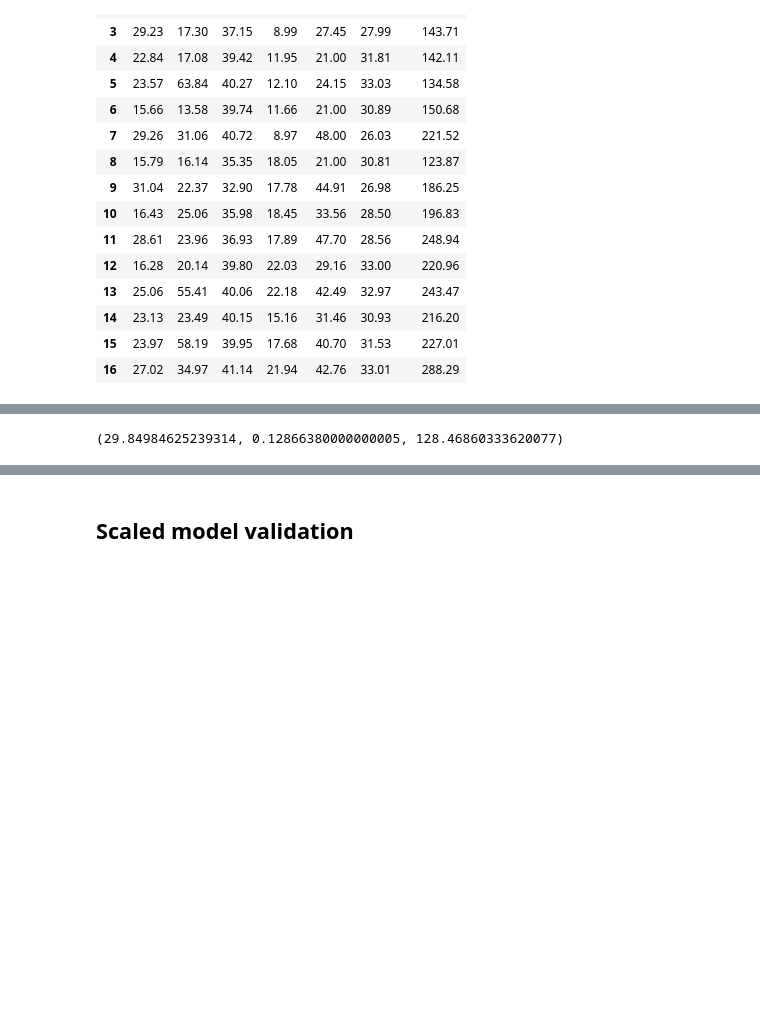
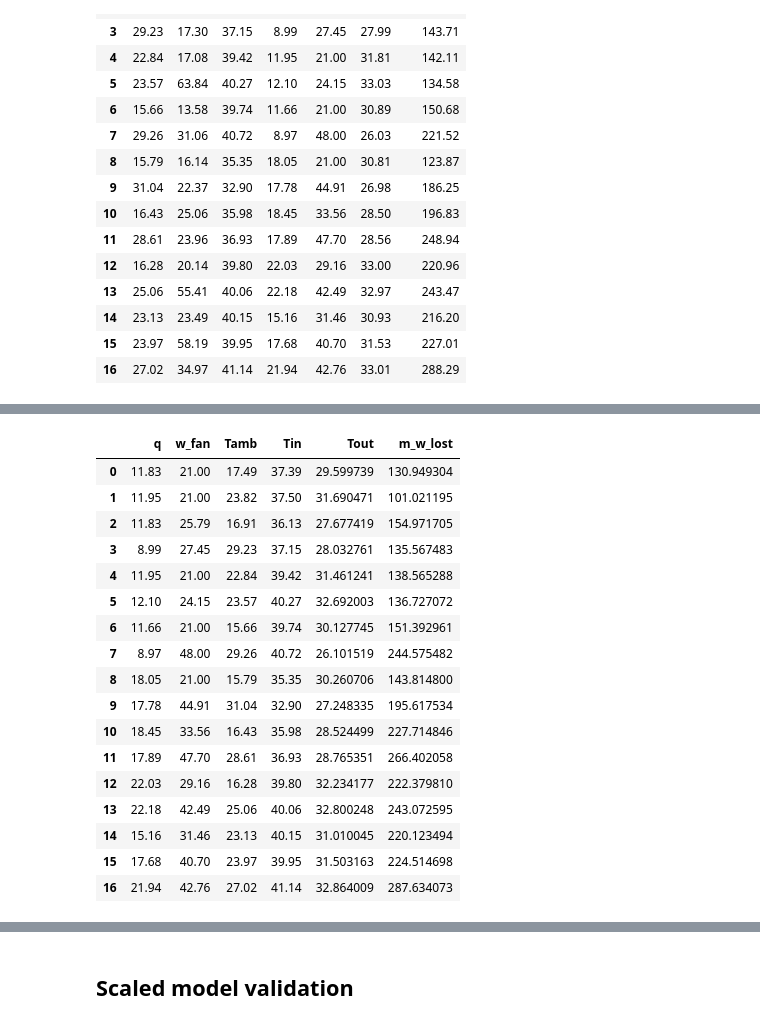
Before and after one commit to juan11iguel/SOLhycool, a Jupyter notebook: modeling/notebooks/wet_cooler_validation.ipynb, the cells around one changed output, grey strips where cells are left out. Drawn from its saved outputs; the diff is of its cells as text; code cells hidden in the pictures; blank space fills up the shorter version.

Commit message:
Evaluated andasol inputs and some other validations

```diff
--- a/modeling/notebooks/wet_cooler_validation.ipynb
+++ b/modeling/notebooks/wet_cooler_validation.ipynb
@@ -6,10 +6,19 @@ import datetime
 from loguru import logger
 import numpy as np
 import copy
+from typing import Literal
+
+from phd_visualizations.regression import regression_plot
+from phd_visualizations.calculations import SupportedInstruments
+from phd_visualizations import save_figure
 
 import combined_cooler
 import matlab
 
+%reload_ext autoreload
+%autoreload 2
+
 data_path: Path = Path("../data/")
+model_type: Literal["data", "physical"] = "data"
 
 cc_model = combined_cooler.initialize()
@@ -18,6 +25,6 @@ Authorization required, but no authorization protocol specified
 # %%
-df_exp = pd.read_csv(data_path / "wct_out_exp.csv")
-df_exp
+df = pd.read_csv(data_path / "wct_out_exp.csv")
+df
 # %% [output]
 |  | Tamb | HR | Tin | q | w_fan | Tout | m_w_lost |
 | 0 | 17.49 | 23.11 | 37.39 | 11.83 | 21.00 | 30.24 | 127.68 |
@@ -75,4 +47,63 @@ Invalid argument at position 6. Function requires exactly 5 positional input(s).
-# %%
-twct_out, ce_wct, cw_wct
-# %% [output]
-(29.84984625239314, 0.12866380000000005, 128.46860333620077)
+# %%
+model_func = cc_model.wct_model_data if model_type == "data" else cc_model.wct_model_physical
+
+results: list[dict] = []
+Twct_out = []
+Ce_wct = []
+Cw_wct = []
+for idx, ds in df.iterrows():
+
+    qwct_m3h = matlab.double([ds["q"]])
+    wwct = matlab.double([ds["w_fan"]])
+    Tamb_C = matlab.double([ds["Tamb"]])
+    Tin_C = matlab.double([ds["Tin"]])
+    HR_pp = matlab.double([ds["HR"]])
+
+    options = {
+        "raise_error_on_invalid_inputs": False,
+        "model_data_path": "/workspaces/SOLhycool/modeling/data/models_data/model_data_wct_fp_pilot_plant_gaussian_cascade.mat",
+        "lb": matlab.double([0.1,0.1, 5.0,5.0,0.]),
+        "ub": matlab.double([50.0,99.99,55.0,24.8400,95.]),
+        "silence_warnings": False,
+        "ce_coeffs": matlab.double([[0.4118, -11.54, 189.4]]),
+        "c_poppe": 1.52,
+        "n_poppe": -0.69,
+        "Ta_out": 40.0,
+        "HR2": 100.0,
+    }
+
+    twct_out, ce_wct, cw_wct = model_func(Tamb_C, HR_pp, Tin_C, qwct_m3h, wwct, options, nargout=3)
+    Twct_out.append(twct_out)
+    Ce_wct.append(ce_wct)
+    Cw_wct.append(cw_wct)
+
+results_df = pd.DataFrame({
+    "q": df["q"],
+    "w_fan": df["w_fan"],
+    "Tamb": df["Tamb"],
+    "Tin": df["Tin"],
+    "Tout": Twct_out,
+    # "Ce_wct": Ce_wct,
+    "m_w_lost": Cw_wct,
+})
+
+results_df
+# %% [output]
+|  | q | w_fan | Tamb | Tin | Tout | m_w_lost |
+| 0 | 11.83 | 21.00 | 17.49 | 37.39 | 29.599739 | 130.949304 |
+| 1 | 11.95 | 21.00 | 23.82 | 37.50 | 31.690471 | 101.021195 |
+| 2 | 11.83 | 25.79 | 16.91 | 36.13 | 27.677419 | 154.971705 |
+| 3 | 8.99 | 27.45 | 29.23 | 37.15 | 28.032761 | 135.567483 |
+| 4 | 11.95 | 21.00 | 22.84 | 39.42 | 31.461241 | 138.565288 |
+| 5 | 12.10 | 24.15 | 23.57 | 40.27 | 32.692003 | 136.727072 |
+| 6 | 11.66 | 21.00 | 15.66 | 39.74 | 30.127745 | 151.392961 |
+| 7 | 8.97 | 48.00 | 29.26 | 40.72 | 26.101519 | 244.575482 |
+| 8 | 18.05 | 21.00 | 15.79 | 35.35 | 30.260706 | 143.814800 |
+| 9 | 17.78 | 44.91 | 31.04 | 32.90 | 27.248335 | 195.617534 |
+| 10 | 18.45 | 33.56 | 16.43 | 35.98 | 28.524499 | 227.714846 |
+| 11 | 17.89 | 47.70 | 28.61 | 36.93 | 28.765351 | 266.402058 |
+| 12 | 22.03 | 29.16 | 16.28 | 39.80 | 32.234177 | 222.379810 |
+| 13 | 22.18 | 42.49 | 25.06 | 40.06 | 32.800248 | 243.072595 |
+| 14 | 15.16 | 31.46 | 23.13 | 40.15 | 31.010045 | 220.123494 |
+| 15 | 17.68 | 40.70 | 23.97 | 39.95 | 31.503163 | 224.514698 |
+| 16 | 21.94 | 42.76 | 27.02 | 41.14 | 32.864009 | 287.634073 |
```
Also changed, not shown: parts of 9 cells of this notebook, 25 other files.
